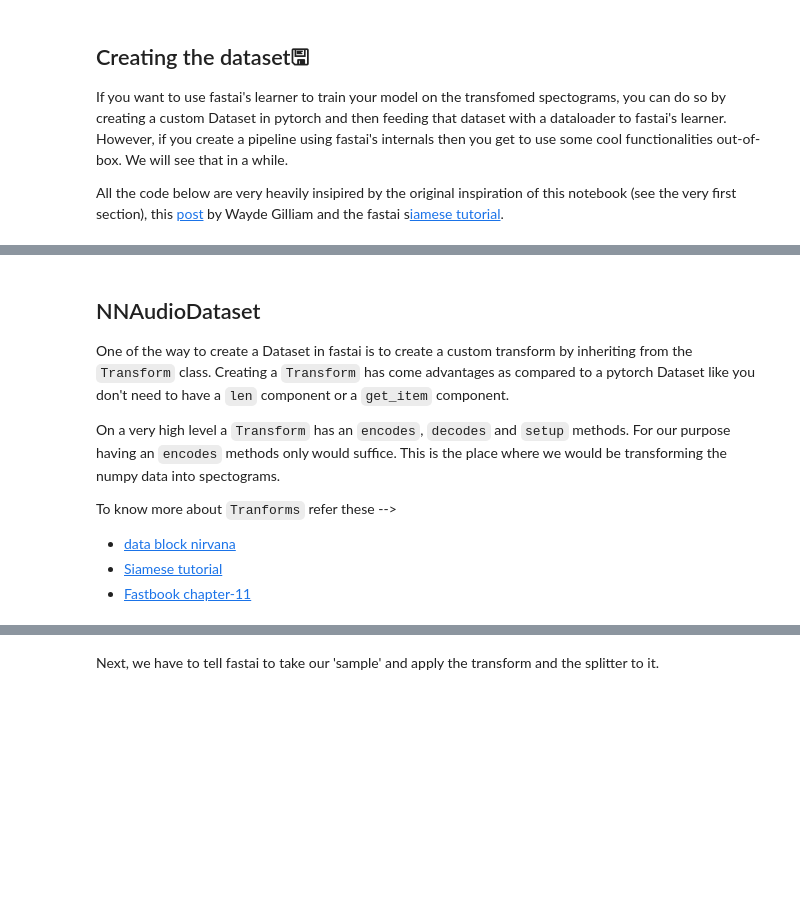
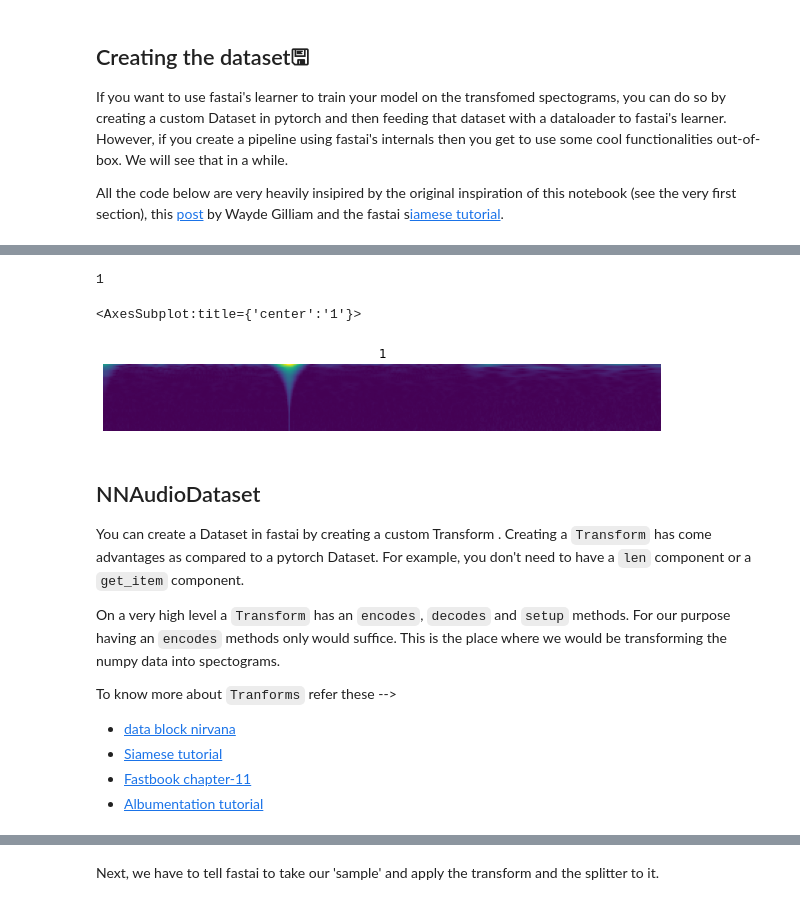
Before and after one commit to sapal6/kaggle_competitions, a Jupyter notebook: g2wd/g2gwd-basemodel-nnaudio-timm-fastai.ipynb, the cells around one changed output, grey strips where cells are left out. Saved outputs shown, nothing was run; the diff lists cells and outputs as text; code cells hidden in the pictures; blank space fills up the shorter version.

```diff
--- a/g2wd/g2gwd-basemodel-nnaudio-timm-fastai.ipynb
+++ b/g2wd/g2gwd-basemodel-nnaudio-timm-fastai.ipynb
@@ -195,7 +252,12 @@ torch.Size([1, 46, 385])
 # %%
+%%time
 for i in range(5):
-    image = qtfms(sample.loc[i, 'id'])
-    target = sample.loc[i, 'target']
+    waves = np.load(df.iloc[i].id)
+    waves = np.hstack(waves)
+    waves = waves / np.max(waves)
+    waves = torch.from_numpy(waves).float()
+    image = qtfm()(waves)
+    target = get_label(train_files[i])
     plt.imshow(image[0])
     plt.title(f"target: {target}")
     plt.show()
@@ -219,2 +281,16 @@ Path('../input/g2net-gravitational-wave-detection/train/7/7/7/777ecfbd65.npy')
+# %%
+#export
+def get_waves(f):
+    """read numpy file, stack the timeseries and convert those into a tensor"""
+    waves = np.load(f)
+    waves = np.hstack(waves)
+    waves = waves / np.max(waves)
+    waves = torch.from_numpy(waves).float()
+    return waves
+
+def create_spectrogram(x: Path):
+    """Create an AudioSpectrogram from a torch tensor"""
+    waves = get_waves(x)
+    return qtfm()(waves)
 # %% [markdown]
 ## NNAudioImage(fastuple)
@@ -222,11 +300,16 @@ First of all we are going to create an "Image type" for our transformed object (
 # %%
 #export
-class NNAudioImage(fastuple):
+class AudioImage(fastuple):
     """Custom Image for nnAudio transformed signals"""
-    def show(self, ctx=None, **kwargs):
-        img, category = self
-        if not isinstance(img, Tensor):
-            img_tensor = tensor(img)
+    def show(self, figsize=None, ctx=None, **kwargs):
+        if len(self) > 1:
+            img,label = self
         else:
-            img_tensor = img
-        return show_image(img_tensor, title=category, ctx=ctx, **kwargs)
+            img = self
+            label = ''
+
+        if figsize is None: figsize=(10,10)
+        return show_image(img,
+                          title=label, figsize=figsize, ctx=ctx)
+# %%
+image = create_spectrogram(train_files[0])
@@ -233,6 +330,16 @@ class NNAudioImage(fastuple):
+# %%
+get_label(train_files[0])
+# %% [output]
+1
+# %%
+s = AudioImage(image, get_label(train_files[0]))
+s.show()
+# %% [output]
+<AxesSubplot:title={'center':'1'}>
+[figure, added]
 # %% [markdown]
 ## NNAudioDataset
-One of the way to create a Dataset in fastai is to create a custom transform by inheriting from the `Transform` class. Creating a `Transform` has come advantages as compared to a pytorch Dataset like you don't need to have a `len` component or a `get_item` component.
+You can create a Dataset in fastai by creating a custom Transform . Creating a `Transform` has come advantages as compared to a pytorch Dataset. For example, you don't need to have a `len` component or a `get_item` component.
 
 On a very high level a `Transform` has an `encodes`, `decodes` and `setup` methods. For our purpose having an `encodes` methods only would suffice. This is the place where we would be transforming the numpy data into spectograms.
 
@@ -240,3 +347,4 @@ To know more about `Tranforms` refer these -->
 * [data block nirvana](https://ohmeow.com/posts/2020/04/11/finding-datablock-nirvana-part-1.html)
 * [Siamese tutorial](https://docs.fast.ai/tutorial.siamese.html#Writing-your-custom-data-block)
 * [Fastbook chapter-11](https://github.com/fastai/fastbook/blob/master/11_midlevel_data.ipynb)
+* [Albumentation tutorial](https://docs.fast.ai/tutorial.albumentations.html)
```
Also changed, not shown: parts of 113 cells of this notebook.
